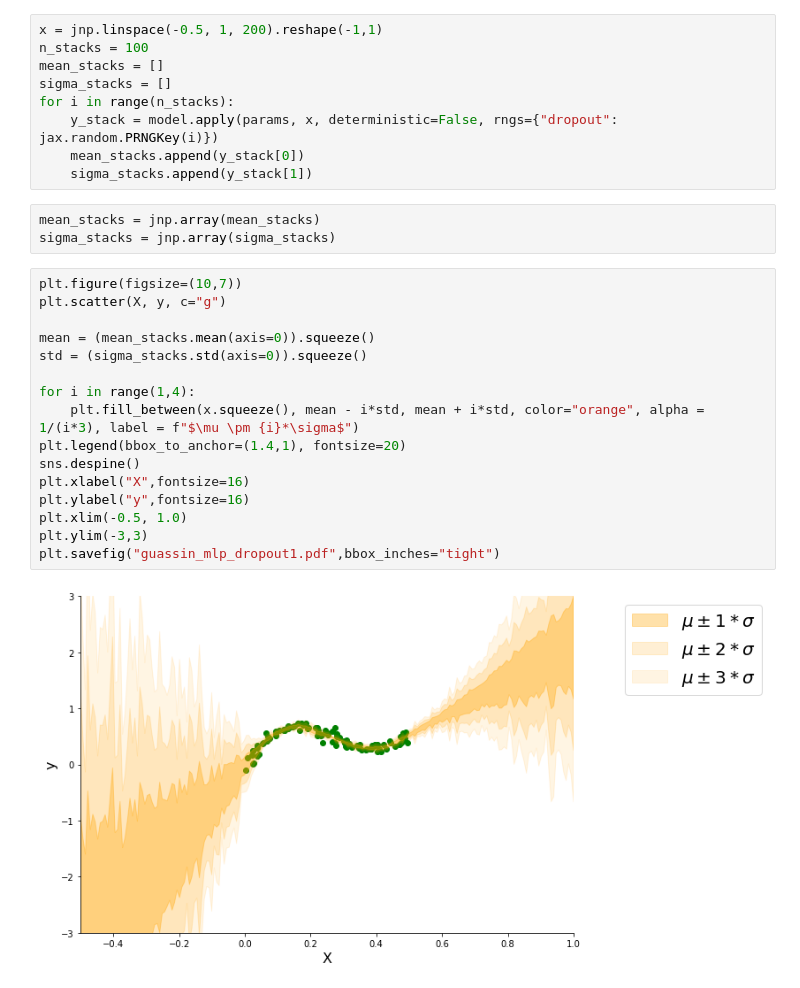
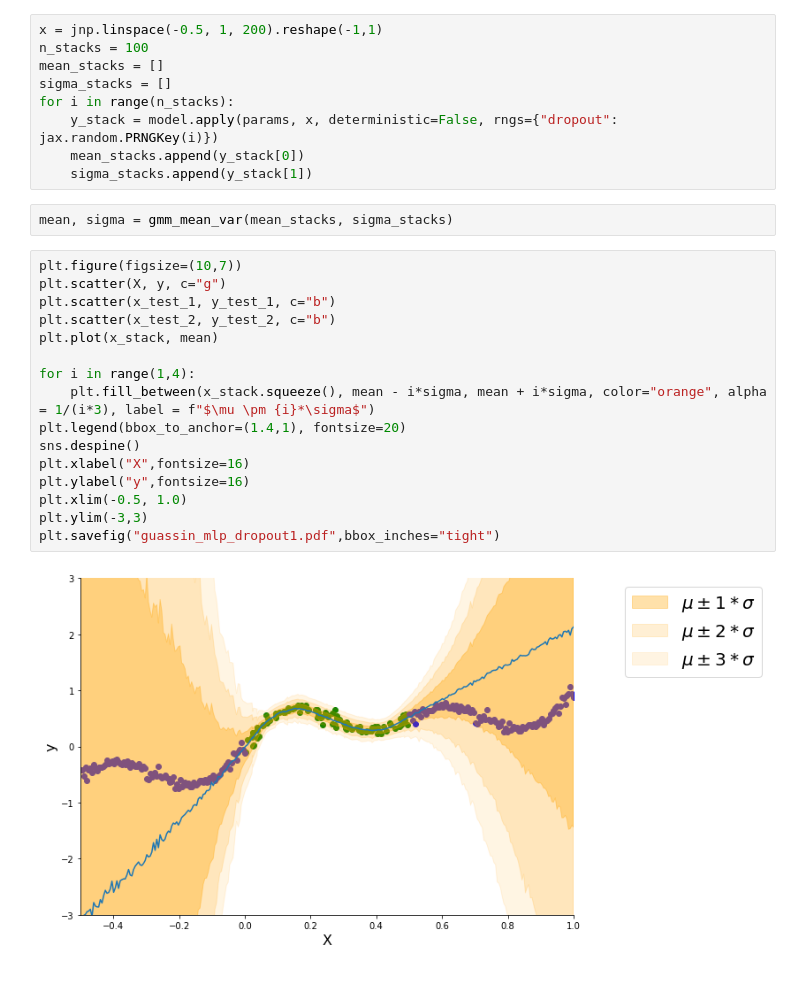
Before and after one commit to nipunbatra/bnn-zoo, a Jupyter notebook: notebooks/regression/gmlp_mc_dropout.ipynb, the cells around one changed output. Drawn from its saved outputs; the diff is of its cells as text.

```diff
--- a/notebooks/regression/gmlp_mc_dropout.ipynb
+++ b/notebooks/regression/gmlp_mc_dropout.ipynb
@@ -81,23 +94,22 @@ for i in range(n_stacks):
     mean_stacks.append(y_stack[0])
     sigma_stacks.append(y_stack[1])
 # %%
-mean_stacks = jnp.array(mean_stacks)
-sigma_stacks = jnp.array(sigma_stacks)
+mean, sigma = gmm_mean_var(mean_stacks, sigma_stacks)
 # %%
 plt.figure(figsize=(10,7))
 plt.scatter(X, y, c="g")
-
-mean = (mean_stacks.mean(axis=0)).squeeze()
-std = (sigma_stacks.std(axis=0)).squeeze()
+plt.scatter(x_test_1, y_test_1, c="b")
+plt.scatter(x_test_2, y_test_2, c="b")
+plt.plot(x_stack, mean)
 
 for i in range(1,4):
-    plt.fill_between(x.squeeze(), mean - i*std, mean + i*std, color="orange", alpha = 1/(i*3), label = f"$\mu \pm {i}*\sigma$")
+    plt.fill_between(x_stack.squeeze(), mean - i*sigma, mean + i*sigma, color="orange", alpha = 1/(i*3), label = f"$\mu \pm {i}*\sigma$")
 plt.legend(bbox_to_anchor=(1.4,1), fontsize=20)
 sns.despine()
 plt.xlabel("X",fontsize=16)
 plt.ylabel("y",fontsize=16)
 plt.xlim(-0.5, 1.0)
 plt.ylim(-3,3)
 plt.savefig("guassin_mlp_dropout1.pdf",bbox_inches="tight")
 # %% [output]
-[figure, old version]
+[figure, new version]
```
Also changed, not shown: parts of 4 cells of this notebook, 1 other file.
